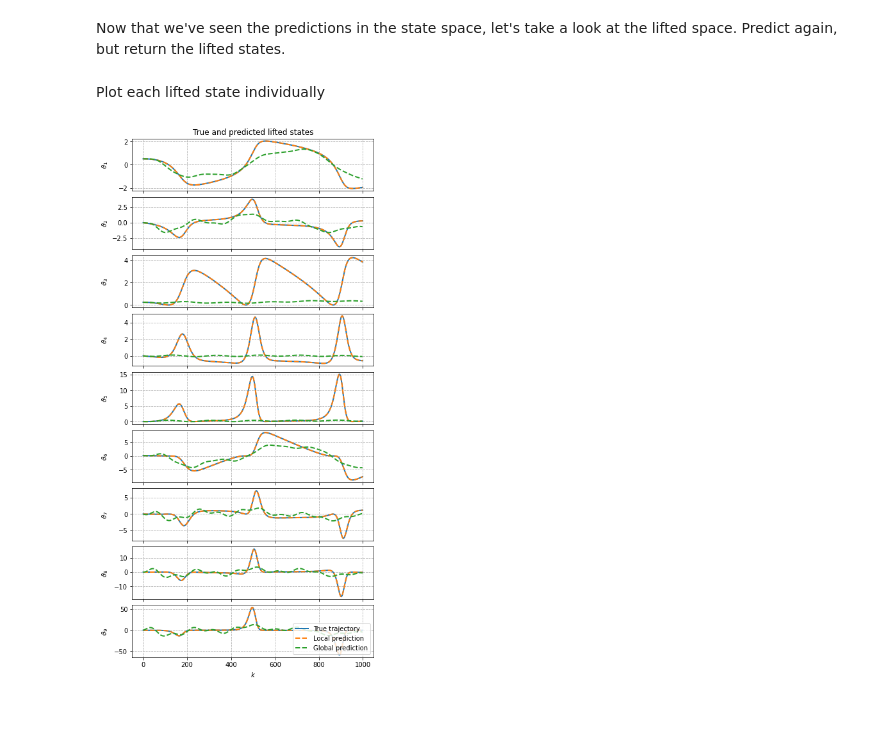
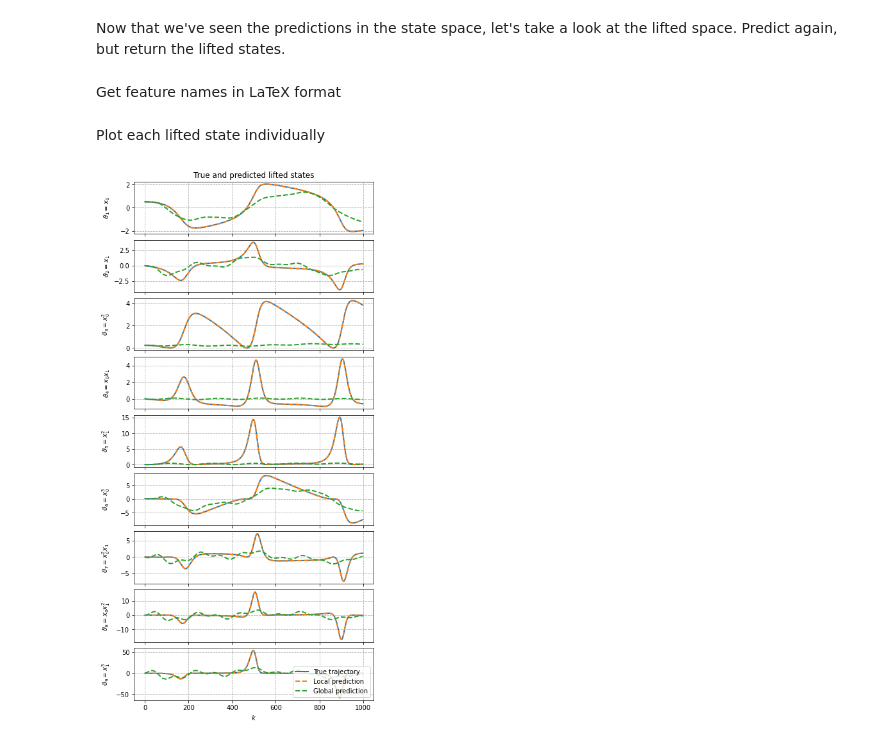
Before and after one commit to decargroup/pykoop, a Jupyter notebook: notebooks/2_example_pipeline_vdp.ipynb, the cells around one changed output. Saved outputs shown, nothing was run; the diff lists cells and outputs as text; code cells hidden in the pictures; blank space fills up the shorter version.

```diff
--- a/notebooks/2_example_pipeline_vdp.ipynb
+++ b/notebooks/2_example_pipeline_vdp.ipynb
@@ -134,3 +134,5 @@ Psi_pred_global = kp.predict_trajectory(
     return_lifted=True,
     return_input=True,
 )
+# %% [markdown]
+Get feature names in LaTeX format
@@ -139,32 +143,32 @@ Plot each lifted state individually
 # %%
 fig, ax = plt.subplots(
     kp.n_states_out_,
     1,
     constrained_layout=True,
     sharex=True,
     squeeze=False,
     figsize=(6, 12),
 )
 for i in range(ax.shape[0]):
     ax[i, 0].plot(
         Psi_valid[:, i + 1],
         label='True trajectory',
     )
     ax[i, 0].plot(
         Psi_pred_local[:, i + 1],
         '--',
         label='Local prediction',
     )
     ax[i, 0].plot(
         Psi_pred_global[:, i + 1],
         '--',
         label='Global prediction',
     )
-    ax[i, 0].set_ylabel(rf'$\vartheta_{i + 1}$')
+    ax[i, 0].set_ylabel(rf'$\vartheta_{i + 1} = {names[i + 1]}$')
 
 ax[-1, 0].set_xlabel('$k$')
 ax[0, 0].set_title('True and predicted lifted states')
 ax[-1, -1].legend(loc='lower right')
 fig.align_ylabels()
 # %% [output]
-[figure, old version]
+[figure, new version]
```
Also changed, not shown: parts of 1 cell of this notebook.
